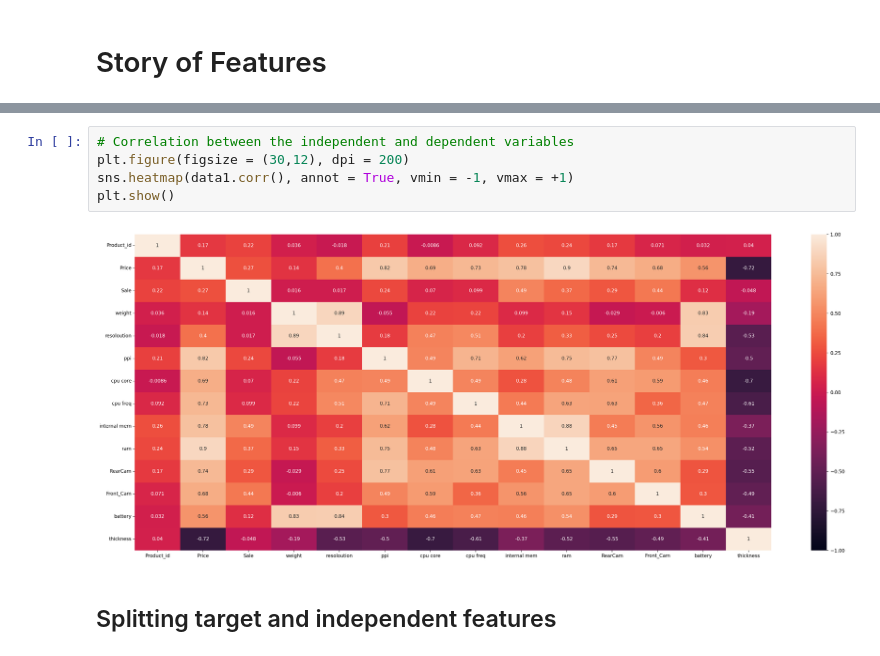
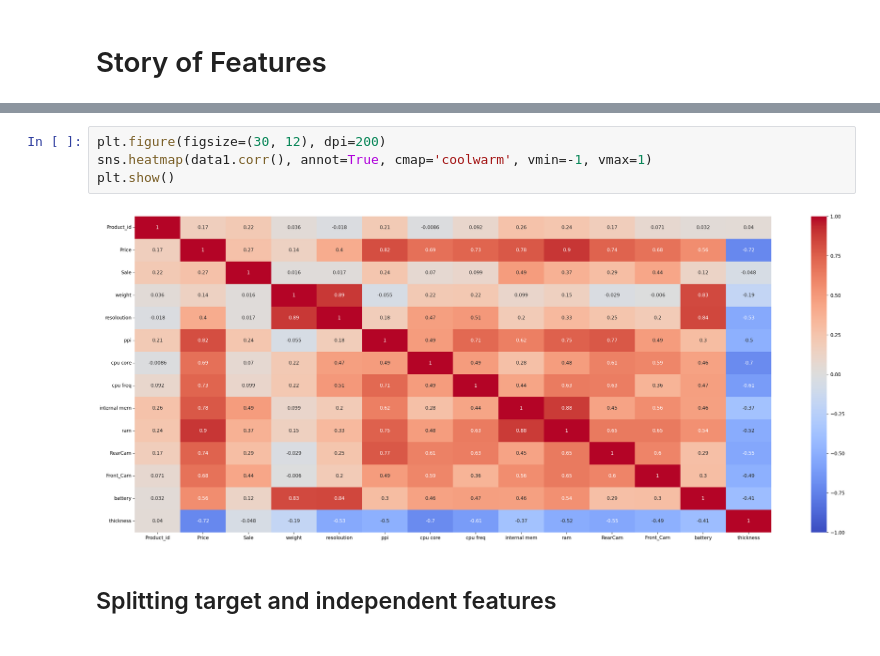
Before and after one commit to Trilokesh-Praxis-2023/Mobile-Price-Prediction, a Jupyter notebook: Linear Regression.ipynb, the cells around one changed output, grey strips where cells are left out. Saved outputs shown, nothing was run; the diff lists cells and outputs as text.

```diff
--- a/Linear Regression.ipynb
+++ b/Linear Regression.ipynb
@@ -177,10 +115,9 @@ for col in data1_columns:
 # %%
-# Correlation between the independent and dependent variables
-plt.figure(figsize = (30,12), dpi = 200)
-sns.heatmap(data1.corr(), annot = True, vmin = -1, vmax = +1)
+plt.figure(figsize=(30, 12), dpi=200)
+sns.heatmap(data1.corr(), annot=True, cmap='coolwarm', vmin=-1, vmax=1)
 plt.show()
 # %% [output]
-[figure, old version]
+[figure, new version]
 # %% [markdown]
 ## Splitting target and independent features
 # %%
```
Also changed, not shown: parts of 40 cells of this notebook.
